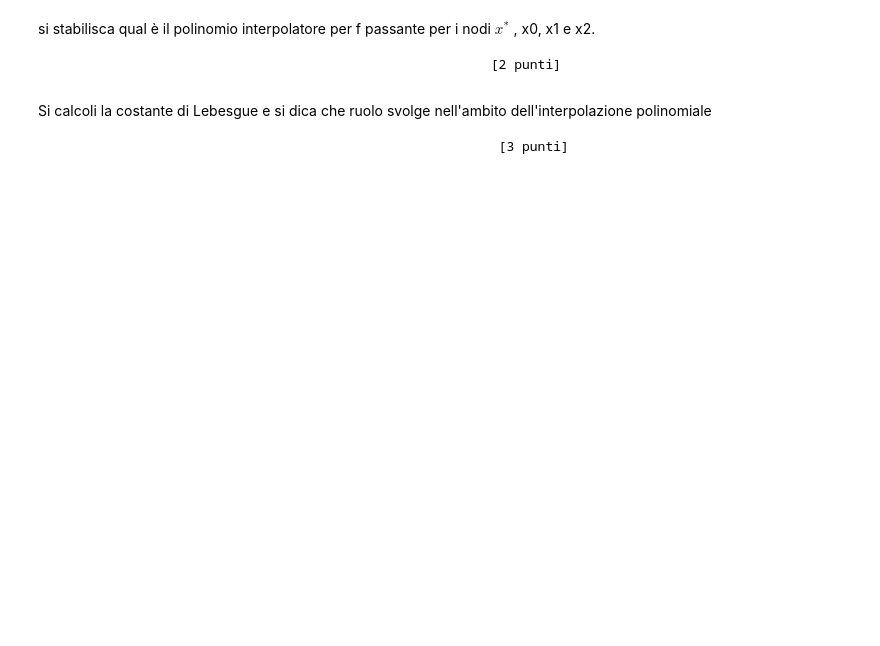
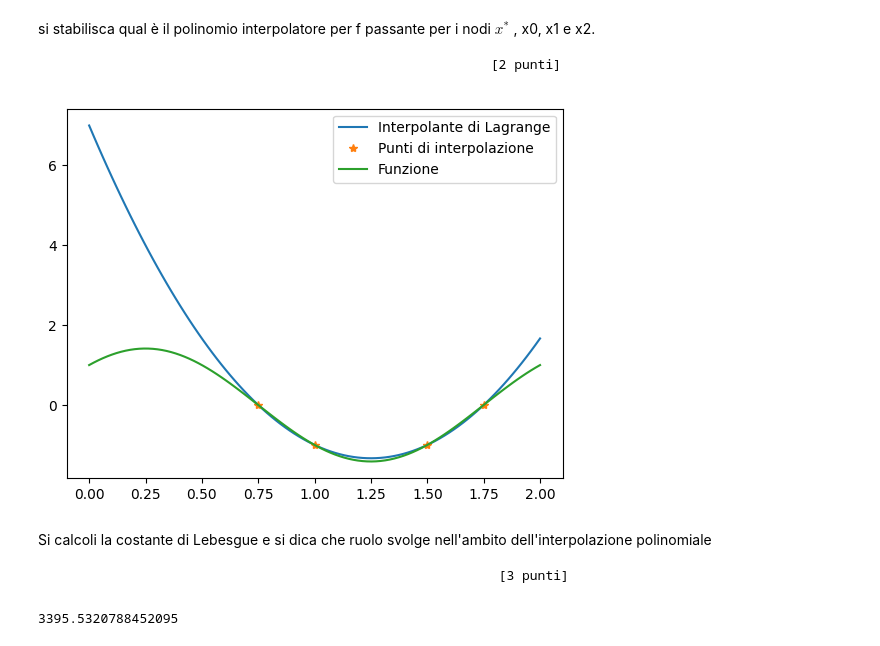
Before and after one commit to ThePaglia/Uni, a Jupyter notebook: METODI NUMERICI/Potenziamento 26 Maggio 2023+ Soluzione-20230604/Potenziamento_26_Maggio.ipynb, the cells around one changed output. Cells and saved outputs as stored; diff of their text form; code cells hidden in the pictures; blank space fills up the shorter version.

```diff
--- a/METODI NUMERICI/Potenziamento 26 Maggio 2023+ Soluzione-20230604/Potenziamento_26_Maggio.ipynb
+++ b/METODI NUMERICI/Potenziamento 26 Maggio 2023+ Soluzione-20230604/Potenziamento_26_Maggio.ipynb
@@ -24,6 +88,14 @@ si stabilisca qual è il polinomio interpolatore per f passante per i nodi $x^*$
 
 
                                                             [2 punti]
+# %%
+x1 = np.array([valErrore, 1, 1.5, 1.75])
+fi1 = InterpL(x1, f(x1), xx)
+plt.plot(xx, fi1, x1, f(x1), "*", xx, f(xx))
+plt.legend(["Interpolante di Lagrange", "Punti di interpolazione", "Funzione"])
+plt.show()
+# %% [output]
+[figure, added]
 # %% [markdown]
 Si calcoli la costante di Lebesgue e si dica che ruolo svolge nell'ambito dell'interpolazione polinomiale
 
@@ -30,0 +111,4 @@ Si calcoli la costante di Lebesgue e si dica che ruolo svolge nell'ambito dell'i
+# %%
+lebesgue(fi)
+# %% [output]
+3395.5320788452095
```
Also changed, not shown: parts of 6 cells of this notebook, 1 other file.
